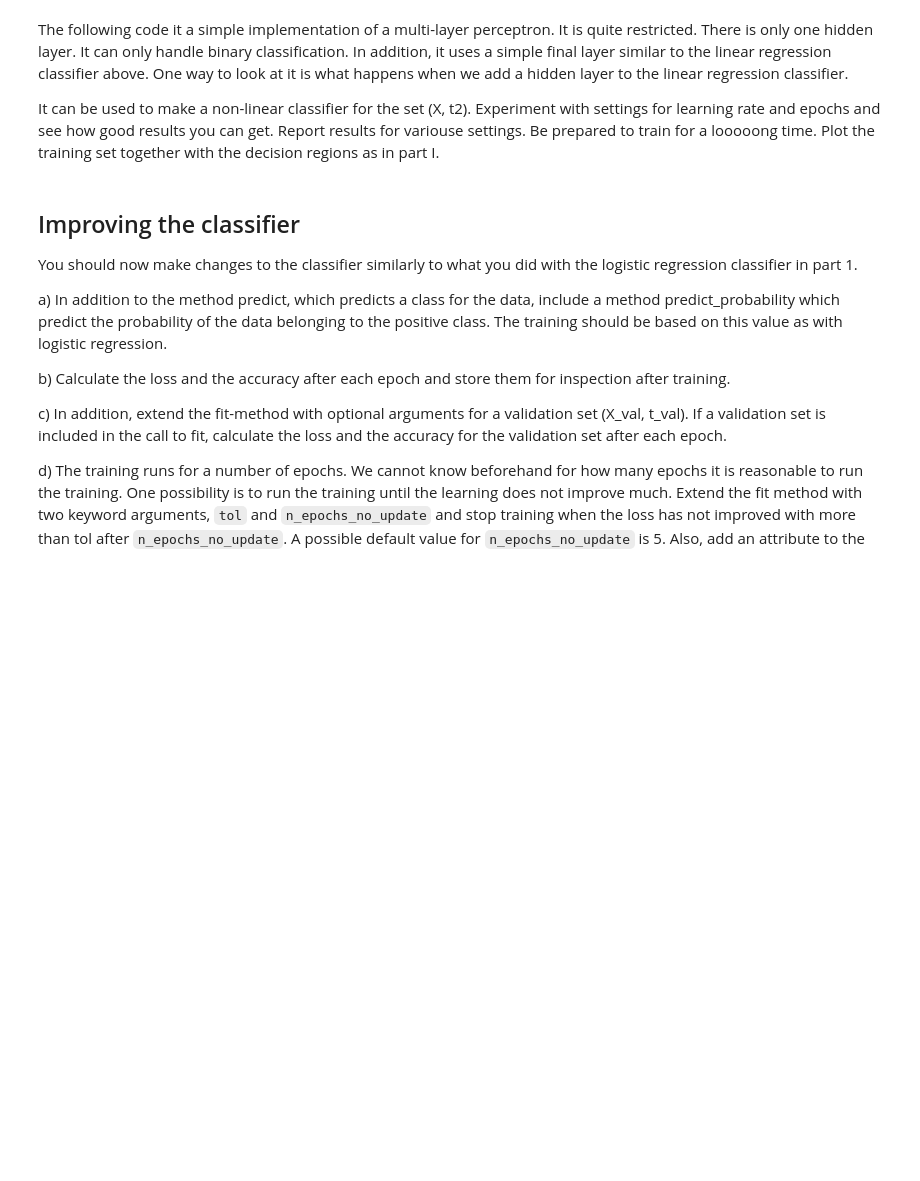
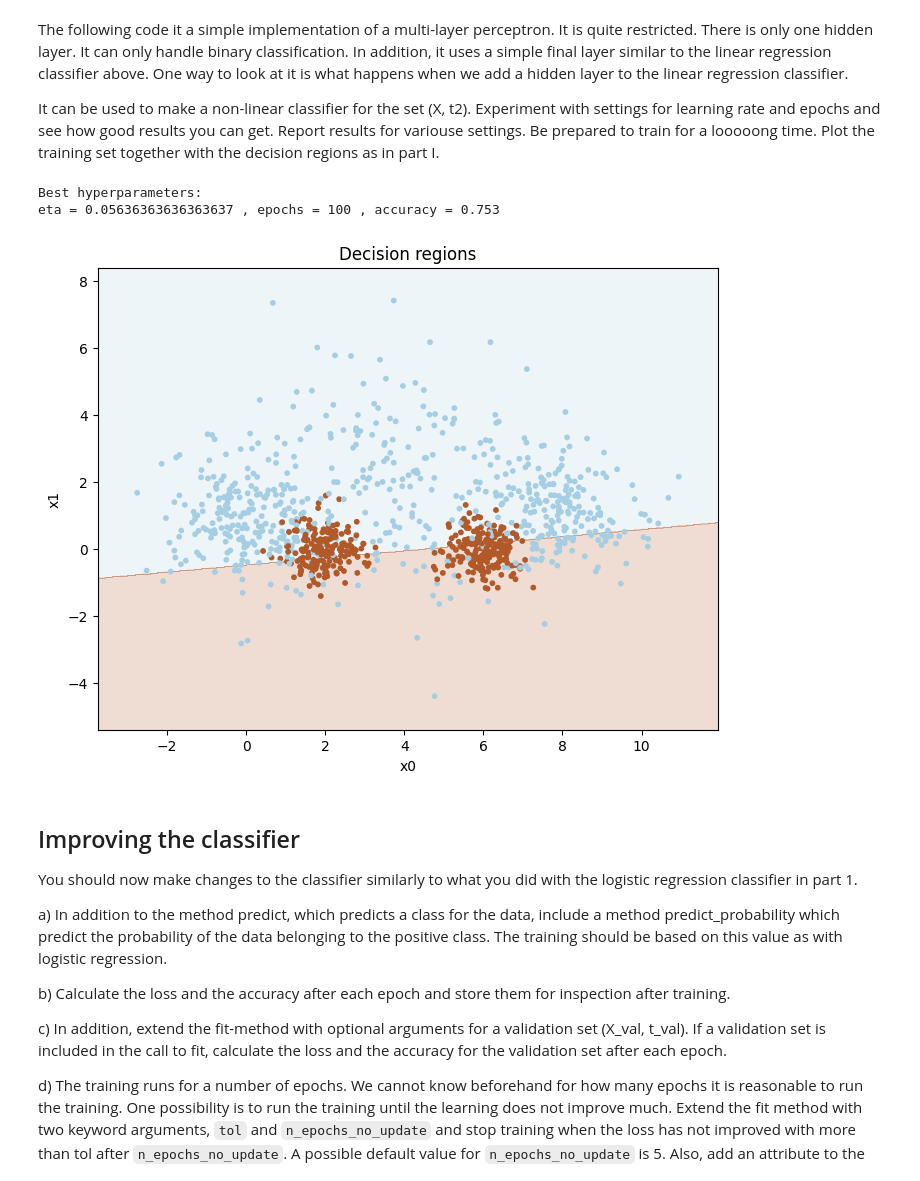
Before and after one commit to shahriarshaik/IN3050-oblig-2, a Jupyter notebook: final.ipynb, the cells around one changed output. Cells and saved outputs as stored; diff of their text form; code cells hidden in the pictures; blank space fills up the shorter version.

```diff
--- a/final.ipynb
+++ b/final.ipynb
@@ -729,6 +729,32 @@ class MLPBinaryLinRegClass(NumpyClassifier):
         forw = self.forward(Z)[1]
         score= forw[:, 0]
         return (score > 0.5)
+# %%
+
+results = []
+for eta in etas_combined:
+    for epoch in epochs:
+        cl = NumpyLinRegClass()
+        cl.fit(X_train_scaled, t2_train, eta=eta, epochs=epoch)
+        acc = accuracy(cl.predict(X_train_scaled), t2_train)
+        results.append((acc, eta, epoch))
+
+sorted_results = sorted(results, reverse=True, key=lambda x: x[0])
+best_acc, best_eta, best_epoch = sorted_results[0]
+
+print("\nBest hyperparameters:")
+print('eta =', best_eta, ', epochs =', best_epoch, ', accuracy =', best_acc)
+
+
+
+
+cl = NumpyLinRegClass()
+cl.fit(X_train, t2_train, eta=best_eta, epochs=best_epoch)
+plot_decision_regions(X_train, t2_train, cl)
+# %% [output]
+Best hyperparameters:
+eta = 0.05636363636363637 , epochs = 100 , accuracy = 0.753
+[figure, added]
 # %% [markdown]
 ## Improving the classifier
 You should now make changes to the classifier similarly to what you did with the logistic regression classifier in part 1.
```
Also changed, not shown: parts of 2 cells of this notebook.
